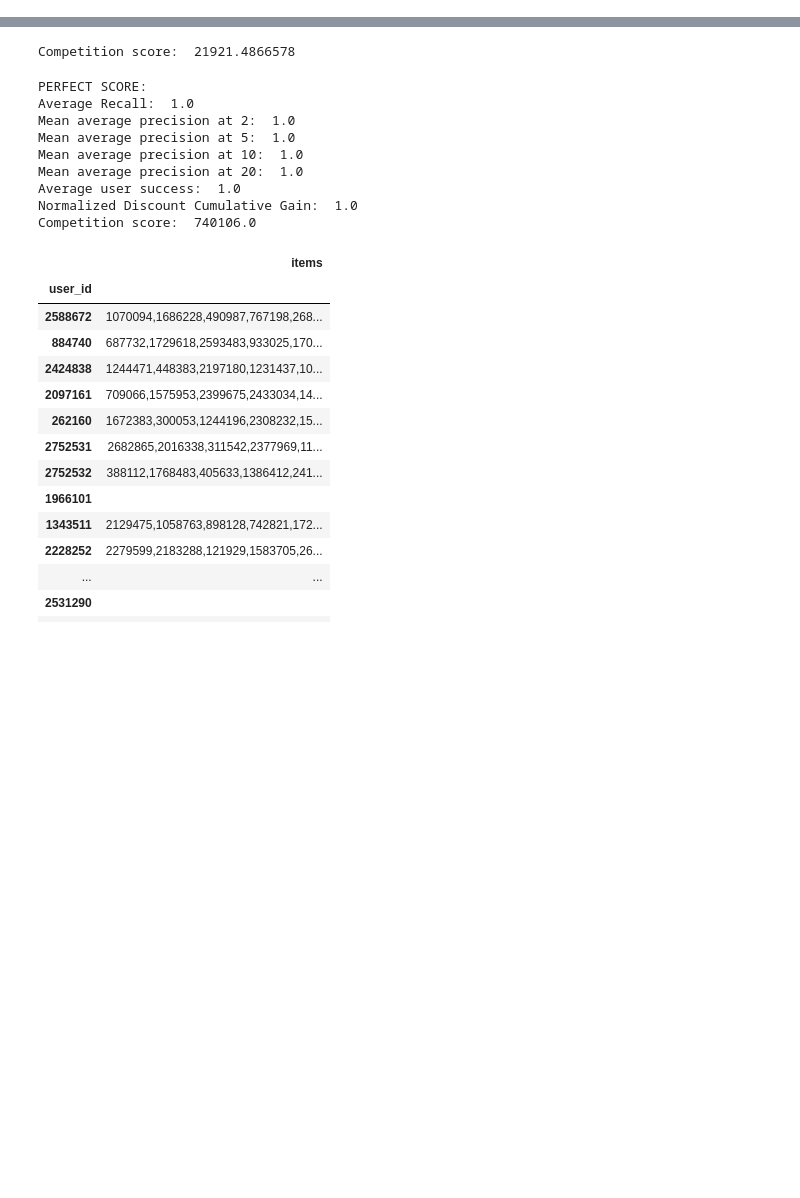
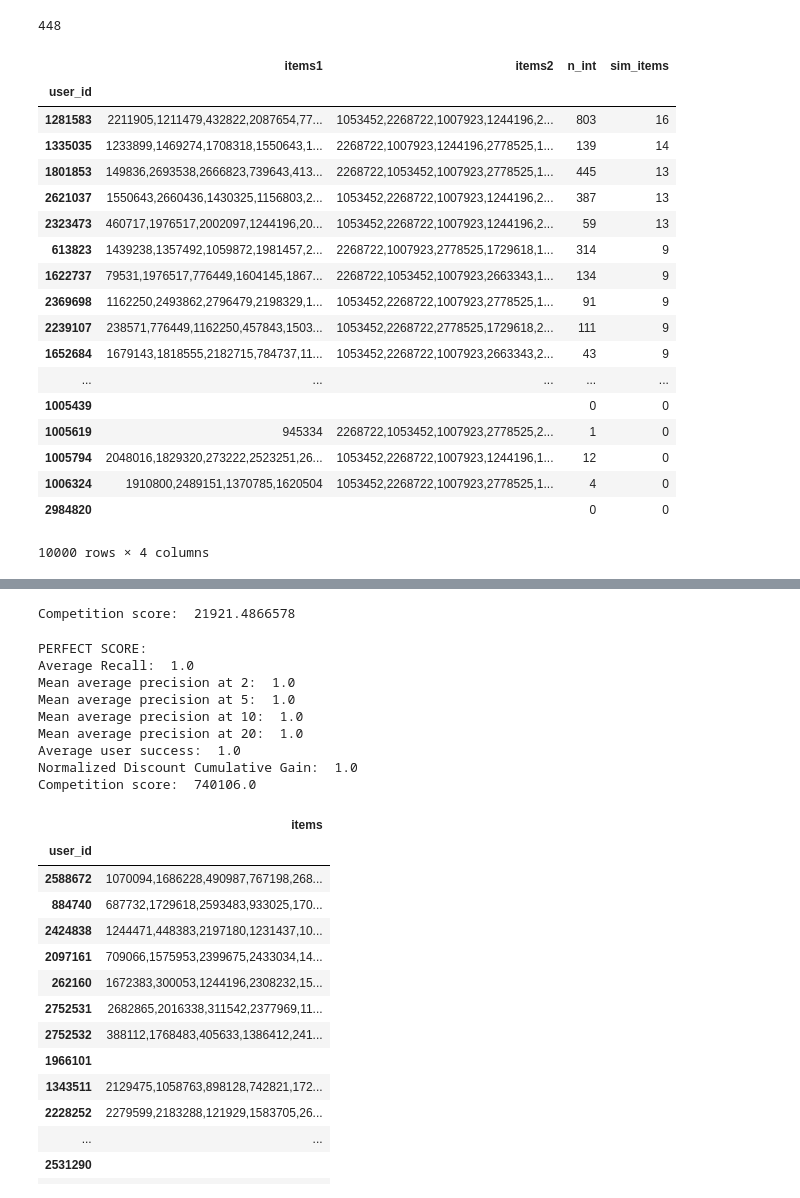
Before and after one commit to tommycarpi/recsys-polimi, a Jupyter notebook: evaluation/Evaluation.ipynb, the cells around one changed output, grey strips where cells are left out. Cells and saved outputs as stored; diff of their text form; code cells hidden in the pictures; blank space fills up the shorter version.

```diff
--- a/evaluation/Evaluation.ipynb
+++ b/evaluation/Evaluation.ipynb
@@ -132,0 +108,43 @@ Competition score:  21921.4866578
+# %%
+sub1 = pd.read_csv(os.path.join(sub_path, 'sub_interactions.csv'), sep=sep_char,index_col=0)
+sub2 = pd.read_csv(os.path.join(sub_path, 'Baselines/BPRMF_num_factors=10_bias_reg=0_reg_u=0.0025_reg_i=0.0025_reg_j=0.00025_num_iter=30_learn_rate=0.05.csv'), sep=sep_char,index_col=0)
+
+def same_item(str1,str2):
+    if str1!='':
+        str1 = str1.split(',')
+        if str2!='':
+            str2 = str2.split(',')
+            return len([i for i in str1 if i in str2])
+    return 0
+def compare_subs(sub1,sub2):
+    tot =  sub1.join(sub2,  how='outer')
+    tot.columns = ['items1','items2']
+    tot = tot.fillna('')
+    tot['n_int'] = tot['items1'].apply(lambda x : len(x.split(',')) if x!='' else 0)
+    tot['sim_items'] = tot.apply(lambda row :same_item(row['items1'],row['items2']) ,axis=1)
+    return tot
+#df['Value'] = df.apply(lambda row: my_test(row[a], row[c]), axis=1)
+res = compare_subs(sub1,sub2).sort_values(by='sim_items',ascending=False)
+print(sum(res['sim_items']))
+res
+# %% [output]
+448
+|  | items1 | items2 | n_int | sim_items |
+| user_id |  |  |  |  |
+| 1281583 | 2211905,1211479,432822,2087654,77... | 1053452,2268722,1007923,1244196,2... | 803 | 16 |
+| 1335035 | 1233899,1469274,1708318,1550643,1... | 2268722,1007923,1244196,2778525,1... | 139 | 14 |
+| 1801853 | 149836,2693538,2666823,739643,413... | 2268722,1053452,1007923,2778525,1... | 445 | 13 |
+| 2621037 | 1550643,2660436,1430325,1156803,2... | 1053452,2268722,1007923,1244196,2... | 387 | 13 |
+| 2323473 | 460717,1976517,2002097,1244196,20... | 1053452,2268722,1007923,1244196,2... | 59 | 13 |
+| 613823 | 1439238,1357492,1059872,1981457,2... | 2268722,1007923,2778525,1729618,1... | 314 | 9 |
+| 1622737 | 79531,1976517,776449,1604145,1867... | 2268722,1053452,1007923,2663343,1... | 134 | 9 |
+| 2369698 | 1162250,2493862,2796479,2198329,1... | 1053452,2268722,1007923,2778525,1... | 91 | 9 |
+| 2239107 | 238571,776449,1162250,457843,1503... | 1053452,2268722,2778525,1729618,2... | 111 | 9 |
+| 1652684 | 1679143,1818555,2182715,784737,11... | 1053452,2268722,1007923,2663343,2... | 43 | 9 |
+| ... | ... | ... | ... | ... |
+| 1005439 |  |  | 0 | 0 |
+| 1005619 | 945334 | 2268722,1053452,1007923,2778525,2... | 1 | 0 |
+| 1005794 | 2048016,1829320,273222,2523251,26... | 1053452,2268722,1007923,1244196,1... | 12 | 0 |
+| 1006324 | 1910800,2489151,1370785,1620504 | 1053452,2268722,1007923,2778525,1... | 4 | 0 |
+| 2984820 |  |  | 0 | 0 |
+10000 rows × 4 columns
```
Also changed, not shown: parts of 8 cells of this notebook, 1 other file.
